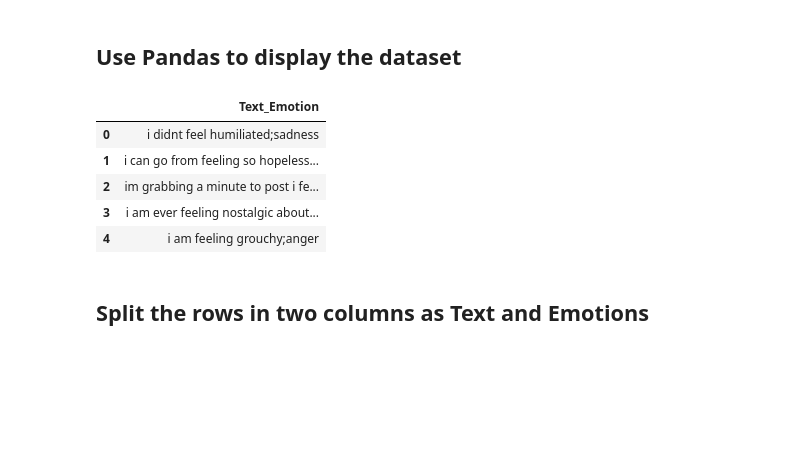
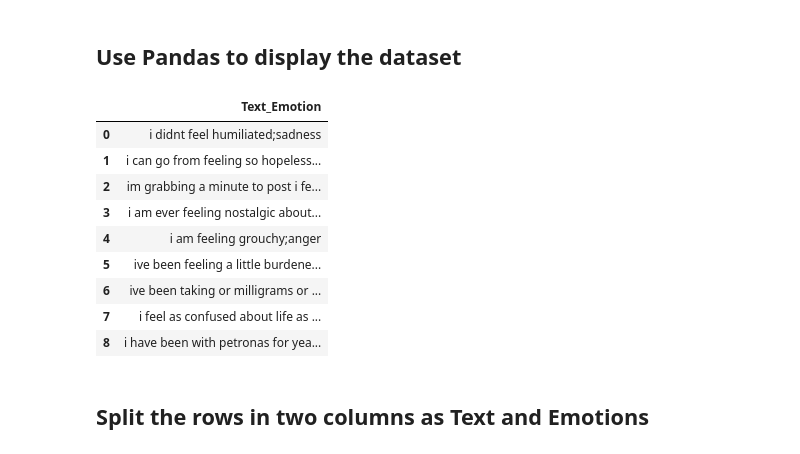
Before and after one commit to diksha139/105StudentActivity, a Jupyter notebook: Defining_model_for_sentiment_analysis.ipynb, the cells around one changed output. Cells and saved outputs as stored; diff of their text form; code cells hidden in the pictures; blank space fills up the shorter version.

```diff
--- a/Defining_model_for_sentiment_analysis.ipynb
+++ b/Defining_model_for_sentiment_analysis.ipynb
@@ -19,18 +19,22 @@ Pandas DataFrame will be created by loading the datasets from existing MS Excel
 # %%
 import pandas as pd
 
 #read excel file
 train_data_raw = pd.read_excel("/content/PRO-C114-Text-Sentiment-Dataset/text-emotion-training-dataset.xlsx")
 
 #display first five entries of training dataset
-train_data_raw.head()
+train_data_raw.head(9)
 # %% [output]
 |  | Text_Emotion |
 | 0 | i didnt feel humiliated;sadness |
 | 1 | i can go from feeling so hopeless... |
 | 2 | im grabbing a minute to post i fe... |
 | 3 | i am ever feeling nostalgic about... |
 | 4 | i am feeling grouchy;anger |
+| 5 | ive been feeling a little burdene... |
+| 6 | ive been taking or milligrams or ... |
+| 7 | i feel as confused about life as ... |
+| 8 | i have been with petronas for yea... |
 # %% [markdown]
 ## Split the rows in two columns as Text and Emotions
 # %%
```
Also changed, not shown: parts of 6 cells of this notebook.
